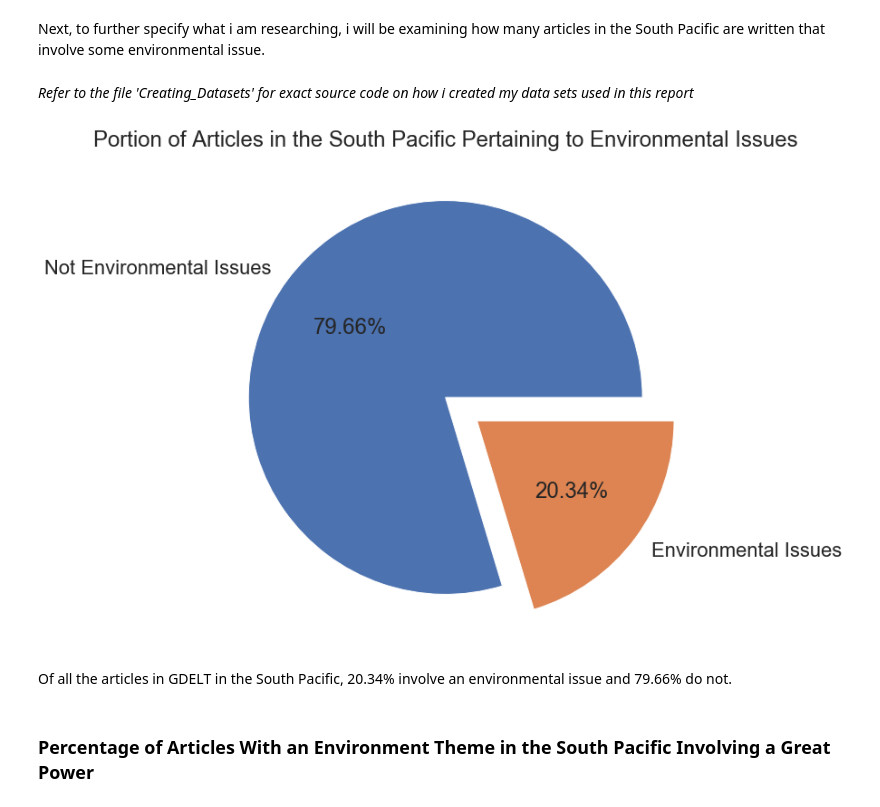
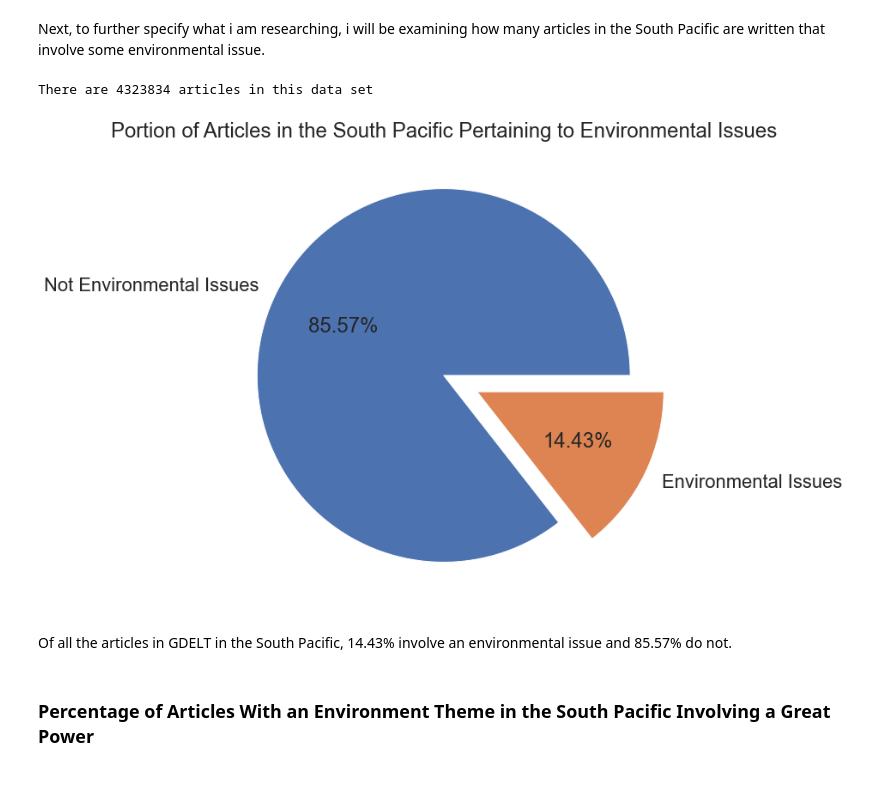
Before and after one commit to dblilienthal/GDELT-Research-In-The-South-Pacific, a Jupyter notebook: GDELT_Final_Report.ipynb, the cells around one changed output. Drawn from its saved outputs; the diff is of its cells as text; code cells hidden in the pictures.

Commit message:
Add files via upload
Fixed the data set, cleaned up more grammar

```diff
--- a/GDELT_Final_Report.ipynb
+++ b/GDELT_Final_Report.ipynb
@@ -148,22 +147,35 @@ Out of all the articles contained within GDELT, only 0.08% of them are in the So
 <h3> Articles in the South Pacific involving an Environmental Issue </h3>
 # %% [markdown]
 Next, to further specify what i am researching, i will be examining how many articles in the South Pacific are written that involve some environmental issue.
-# %% [markdown]
-<em> Refer to the file 'Creating_Datasets' for exact source code on how i created my data sets used in this report </em>
 # %%
-# Load in the mini data set only containing ENV_ themes
-#data_file = 'D:/UROC_CSV/Final Pull/Final_Pull_Mini_ENV.csv'
-#df = pd.read_csv(data_file)
+# Columns we need for the report
+columns = ['Actor1CountryCode',
+ 'Actor2CountryCode',
+ 'AvgTone',
+ 'MentionDocTone',
+ 'SourceCommonName',
+ 'V2Themes',
+ 'V2Tone']
+
+# Load in the data set
+data_file = 'D:/UROC_CSV/Final Pull/Final_Pull.csv'
+df = pd.read_csv(data_file, usecols=columns)
+print('There are {} articles in this data set'.format(df.shape[0]))
+# %% [output]
+There are 4323834 articles in this data set
 # %%
+num_env_articles = df[df['V2Themes'].astype(str).str.contains('ENV_')].shape[0]
+num_total_articles = df.shape[0]
+
 labels = ['Not Environmental Issues', 'Environmental Issues']
-sizes = [(4315294 - 877841), 877841] # 877841 comes from Creating_Datasets
+sizes = [(num_total_articles - num_env_articles), num_env_articles]
 explode = (0,0.2)
 plt.pie(sizes, explode=explode, labels=labels, autopct='%1.2f%%')
 plt.title("Portion of Articles in the South Pacific Pertaining to Environmental Issues");
 # %% [output]
-[figure, old version]
+[figure, new version]
 # %% [markdown]
-Of all the articles in GDELT in the South Pacific, 20.34% involve an environmental issue and 79.66% do not.
+Of all the articles in GDELT in the South Pacific, 14.43% involve an environmental issue and 85.57% do not.
 # %% [markdown]
 <h3> Percentage of Articles With an Environment Theme in the South Pacific Involving a Great Power </h3>
 # %% [markdown]
```
Also changed, not shown: parts of 26 cells of this notebook.
